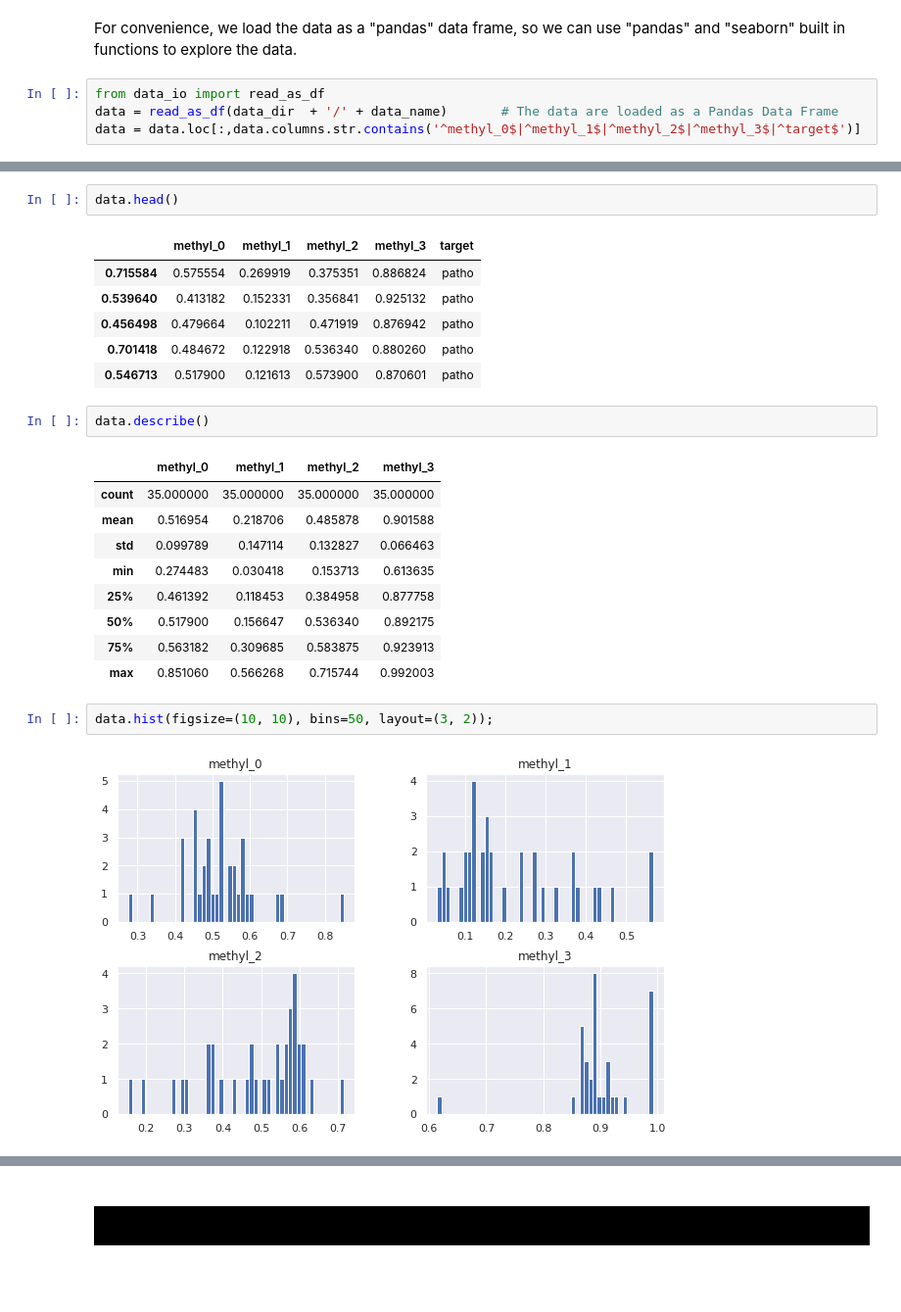
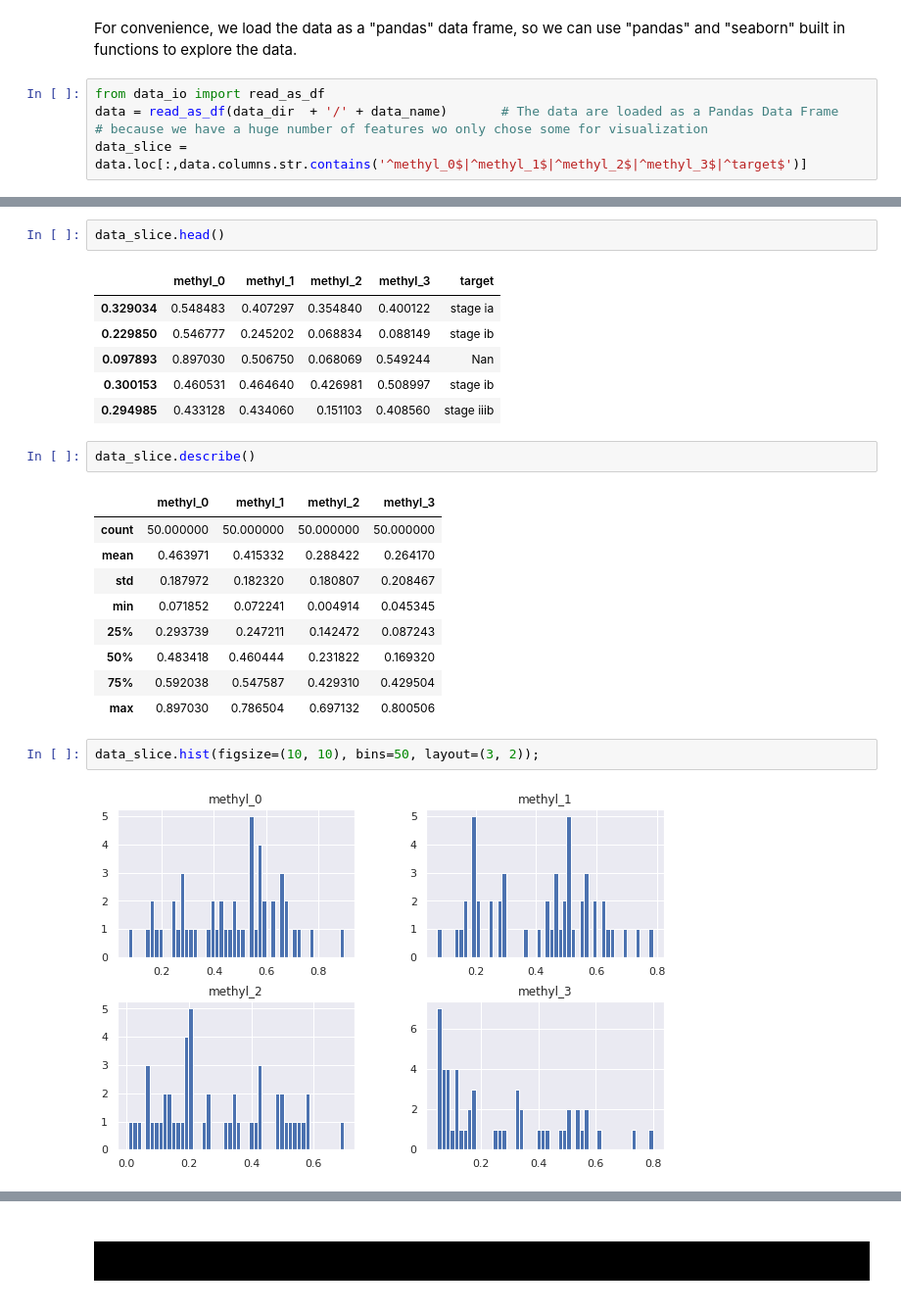
Before and after one commit to HADACA/HADACA, a Jupyter notebook: starting_kit/README.ipynb, the cells around one changed output, grey strips where cells are left out. Shown: that part at 98% size. Drawn from its saved outputs; the diff is of its cells as text.

Commit message:
sample_data update

```diff
--- a/starting_kit/README.ipynb
+++ b/starting_kit/README.ipynb
@@ -68,6 +68,7 @@ For convenience, we load the data as a "pandas" data frame, so we can use "panda
 # %%
 from data_io import read_as_df
 data = read_as_df(data_dir  + '/' + data_name)       # The data are loaded as a Pandas Data Frame
-data = data.loc[:,data.columns.str.contains('^methyl_0$|^methyl_1$|^methyl_2$|^methyl_3$|^target$')]
+# because we have a huge number of features wo only chose some for visualization
+data_slice = data.loc[:,data.columns.str.contains('^methyl_0$|^methyl_1$|^methyl_2$|^methyl_3$|^target$')]
 # %% [output]
 Reading sample_data/hadaca_train from AutoML format
@@ -80,26 +89,26 @@ Number of classes = 2
 # %%
-data.head()
+data_slice.head()
 # %% [output]
 |  | methyl_0 | methyl_1 | methyl_2 | methyl_3 | target |
-| 0.715584 | 0.575554 | 0.269919 | 0.375351 | 0.886824 | patho |
-| 0.539640 | 0.413182 | 0.152331 | 0.356841 | 0.925132 | patho |
-| 0.456498 | 0.479664 | 0.102211 | 0.471919 | 0.876942 | patho |
-| 0.701418 | 0.484672 | 0.122918 | 0.536340 | 0.880260 | patho |
-| 0.546713 | 0.517900 | 0.121613 | 0.573900 | 0.870601 | patho |
+| 0.329034 | 0.548483 | 0.407297 | 0.354840 | 0.400122 | stage ia |
+| 0.229850 | 0.546777 | 0.245202 | 0.068834 | 0.088149 | stage ib |
+| 0.097893 | 0.897030 | 0.506750 | 0.068069 | 0.549244 | Nan |
+| 0.300153 | 0.460531 | 0.464640 | 0.426981 | 0.508997 | stage ib |
+| 0.294985 | 0.433128 | 0.434060 | 0.151103 | 0.408560 | stage iiib |
 # %%
-data.describe()
+data_slice.describe()
 # %% [output]
 |  | methyl_0 | methyl_1 | methyl_2 | methyl_3 |
-| count | 35.000000 | 35.000000 | 35.000000 | 35.000000 |
-| mean | 0.516954 | 0.218706 | 0.485878 | 0.901588 |
-| std | 0.099789 | 0.147114 | 0.132827 | 0.066463 |
-| min | 0.274483 | 0.030418 | 0.153713 | 0.613635 |
-| 25% | 0.461392 | 0.118453 | 0.384958 | 0.877758 |
-| 50% | 0.517900 | 0.156647 | 0.536340 | 0.892175 |
-| 75% | 0.563182 | 0.309685 | 0.583875 | 0.923913 |
-| max | 0.851060 | 0.566268 | 0.715744 | 0.992003 |
+| count | 50.000000 | 50.000000 | 50.000000 | 50.000000 |
+| mean | 0.463971 | 0.415332 | 0.288422 | 0.264170 |
+| std | 0.187972 | 0.182320 | 0.180807 | 0.208467 |
+| min | 0.071852 | 0.072241 | 0.004914 | 0.045345 |
+| 25% | 0.293739 | 0.247211 | 0.142472 | 0.087243 |
+| 50% | 0.483418 | 0.460444 | 0.231822 | 0.169320 |
+| 75% | 0.592038 | 0.547587 | 0.429310 | 0.429504 |
+| max | 0.897030 | 0.786504 | 0.697132 | 0.800506 |
 # %%
-data.hist(figsize=(10, 10), bins=50, layout=(3, 2));
+data_slice.hist(figsize=(10, 10), bins=50, layout=(3, 2));
 # %% [output]
-[figure, old version]
+[figure, new version]
 # %%
```
Also changed, not shown: parts of 13 cells of this notebook, 22 other files.
